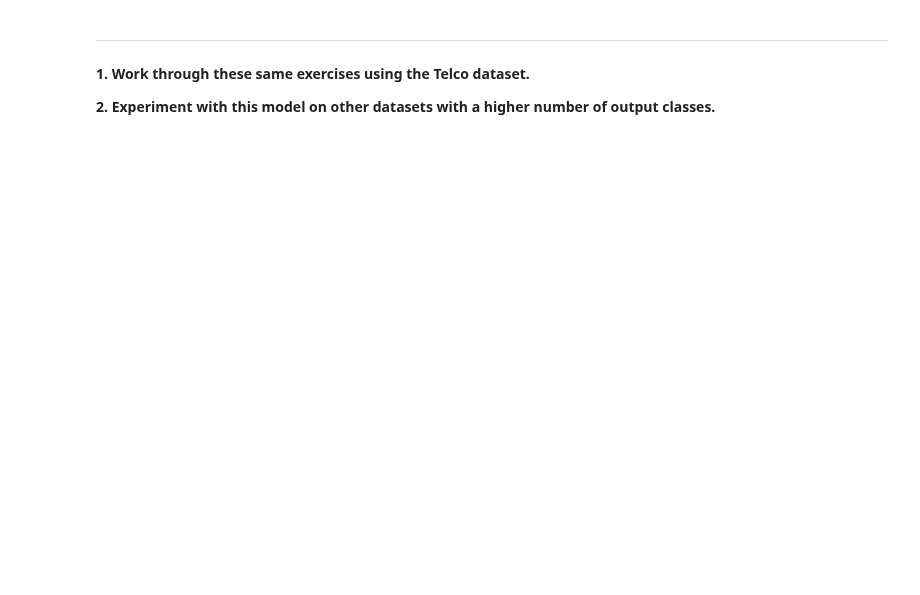
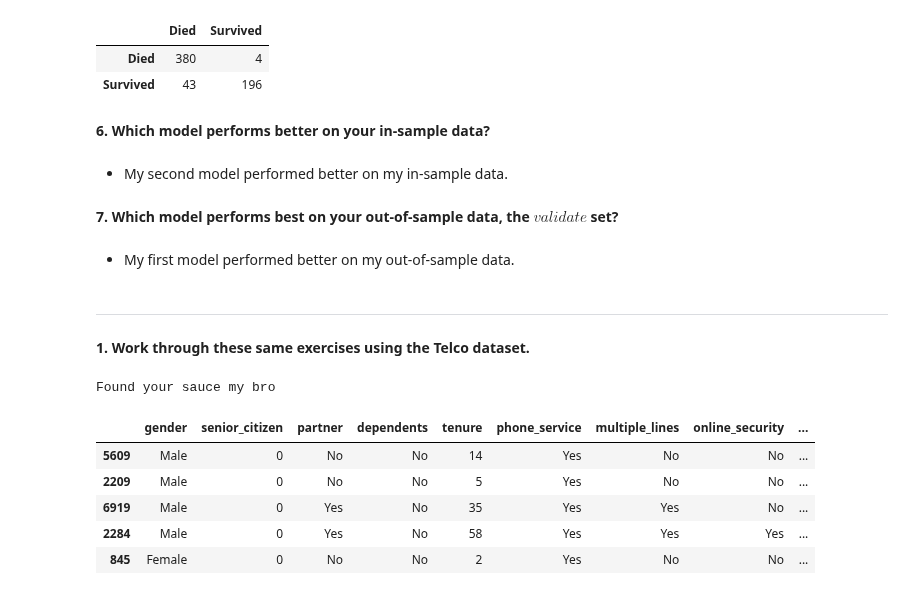
Before and after one commit to Marc-Aradillas/Classification_exercises.ipynb, a Jupyter notebook: decision_tree.ipynb, the cells around one changed output. Saved outputs shown, nothing was run; the diff lists cells and outputs as text; code cells hidden in the pictures; blank space fills up the shorter version.

```diff
--- a/decision_tree.ipynb
+++ b/decision_tree.ipynb
@@ -17,6 +317,42 @@
+# %%
+y_train = train.survived
+
+import pandas as pd
+
+labels = sorted(y_train.unique())
+
+model = pd.DataFrame(confusion_matrix(y_train, y_pred), index=labels, columns=labels)
+
+model.rename(
+    columns={0: 'Died', 1: 'Survived'}, index={0: 'Died', 1: 'Survived'}, inplace=True,)
+
+model
+# %% [output]
+|  | Died | Survived |
+| Died | 380 | 4 |
+| Survived | 43 | 196 |
+# %% [markdown]
+**6. Which model performs better on your in-sample data?**
+# %% [markdown]
+- My second model performed better on my in-sample data.
+# %% [markdown]
+**7. Which model performs best on your out-of-sample data, the $validate$ set?**
+# %% [markdown]
+- My first model performed better on my out-of-sample data.
 # %% [markdown]
 ------------------------------------------------------------------------------------------------------------------------------------------------------------------------------
-# %% [markdown]
-**1. Work through these same exercises using the Telco dataset.**
-
-**2. Experiment with this model on other datasets with a higher number of output classes.**
+# %% [markdown]
+**1. Work through these same exercises using the Telco dataset.**
+# %%
+train, val, test = telco_pipeline()
+# %% [output]
+Found your sauce my bro
+# %%
+train.head()
+# %% [output]
+|  | gender | senior_citizen | partner | dependents | tenure | phone_service | multiple_lines | online_security | ... |
+| 5609 | Male | 0 | No | No | 14 | Yes | No | No | ... |
+| 2209 | Male | 0 | No | No | 5 | Yes | No | No | ... |
+| 6919 | Male | 0 | Yes | No | 35 | Yes | Yes | No | ... |
+| 2284 | Male | 0 | Yes | No | 58 | Yes | Yes | Yes | ... |
+| 845 | Female | 0 | No | No | 2 | Yes | No | No | ... |
```
Also changed, not shown: parts of 62 cells of this notebook, 2 other files.
